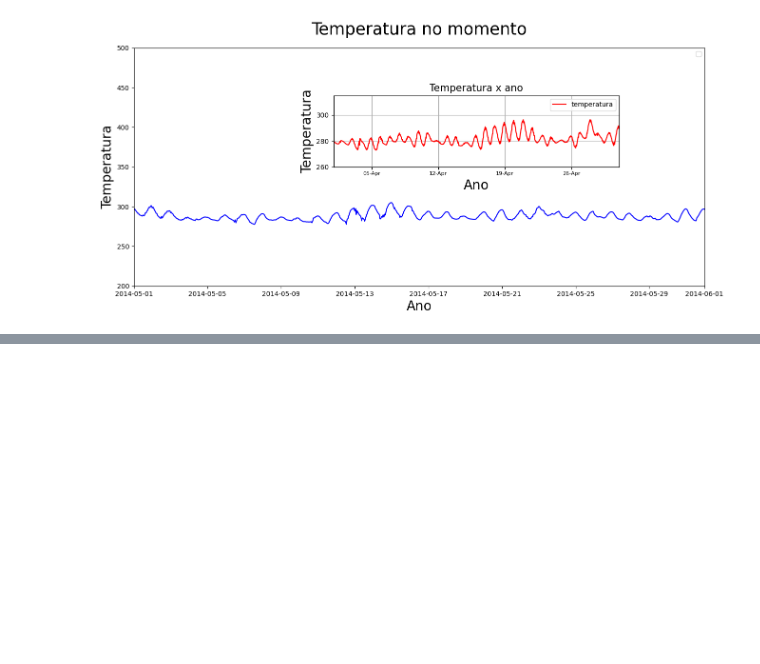
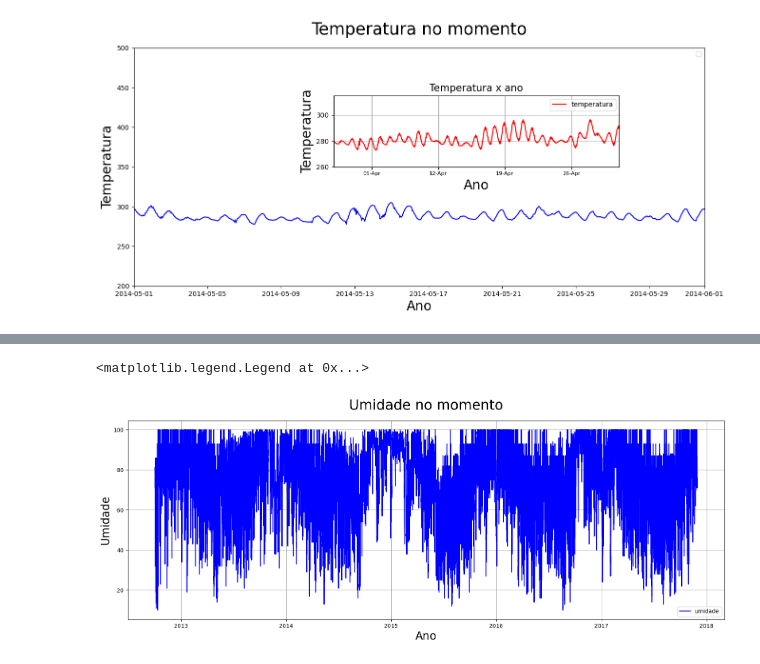
Before and after one commit to danil0m4cr1/IABD, a Jupyter notebook: Aula 4/codigo.ipynb, the cells around one changed output, grey strips where cells are left out. Cells and saved outputs as stored; diff of their text form; code cells hidden in the pictures; blank space fills up the shorter version.

```diff
--- a/Aula 4/codigo.ipynb
+++ b/Aula 4/codigo.ipynb
@@ -94,0 +182,13 @@ eixo2.legend(['temperatura'],loc='best',fontsize=10)
+# %%
+# A e C)
+fig = plt.figure(figsize=(15,5)) # Tamanho da figura
+eixo = fig.add_axes([0,0,1,1]) # Eixos do gráfico
+eixo.plot(df['data'],df['humidade'],color='b') # Dados no gráfico
+eixo.grid(True) # Vai ter grades
+eixo.set_title('Umidade no momento',fontsize=25,pad=20) # Titulo do gráfico
+eixo.set_ylabel('Umidade',fontsize=20) # legenda eixo Y
+eixo.set_xlabel('Ano',fontsize=20) # legenda eixo X
+eixo.legend(['umidade'],loc='best') # legenda dos dados
+# %% [output]
+<matplotlib.legend.Legend at 0x...>
+[figure, added]
```
Also changed, not shown: parts of 9 cells of this notebook.
